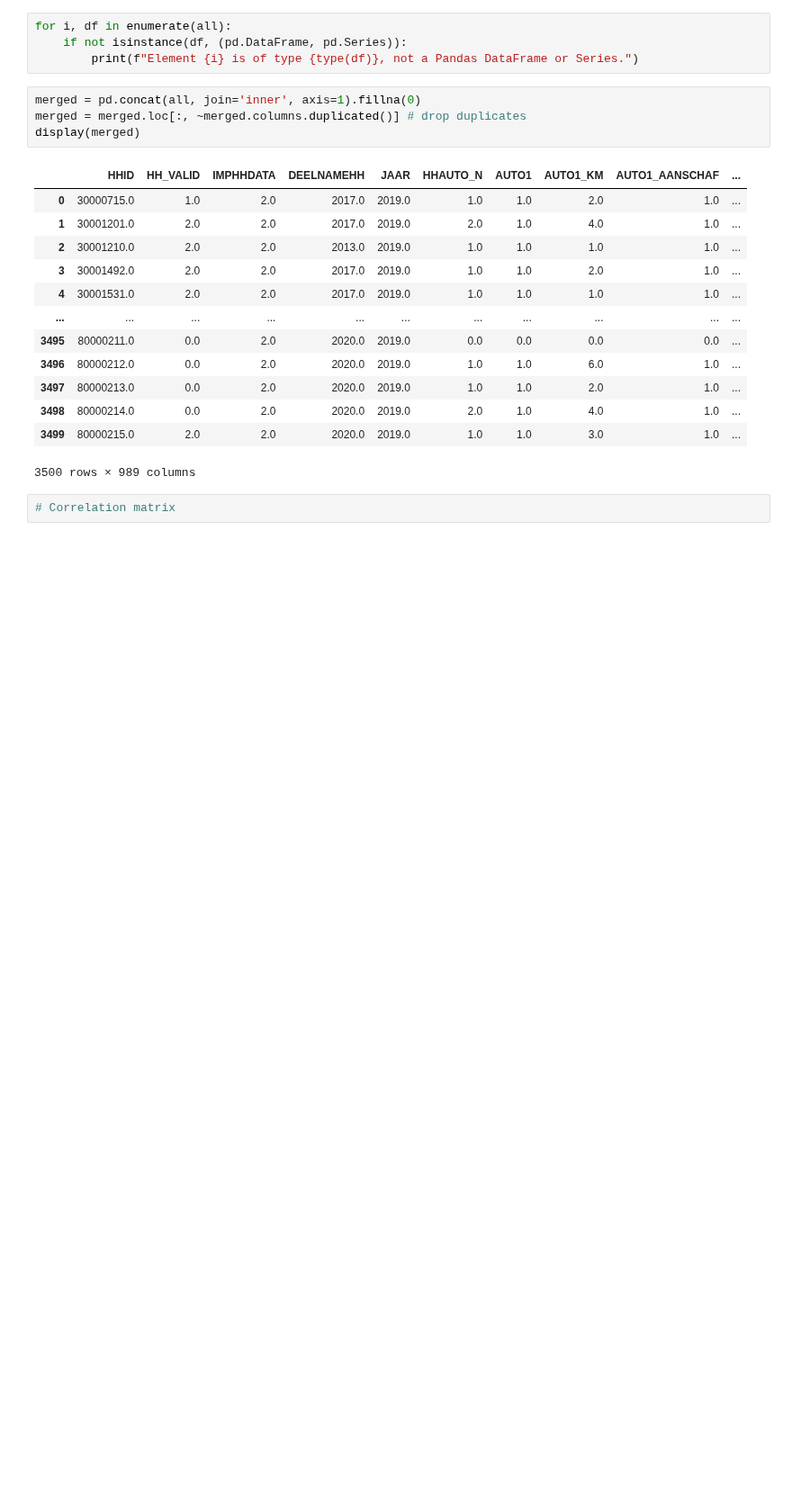
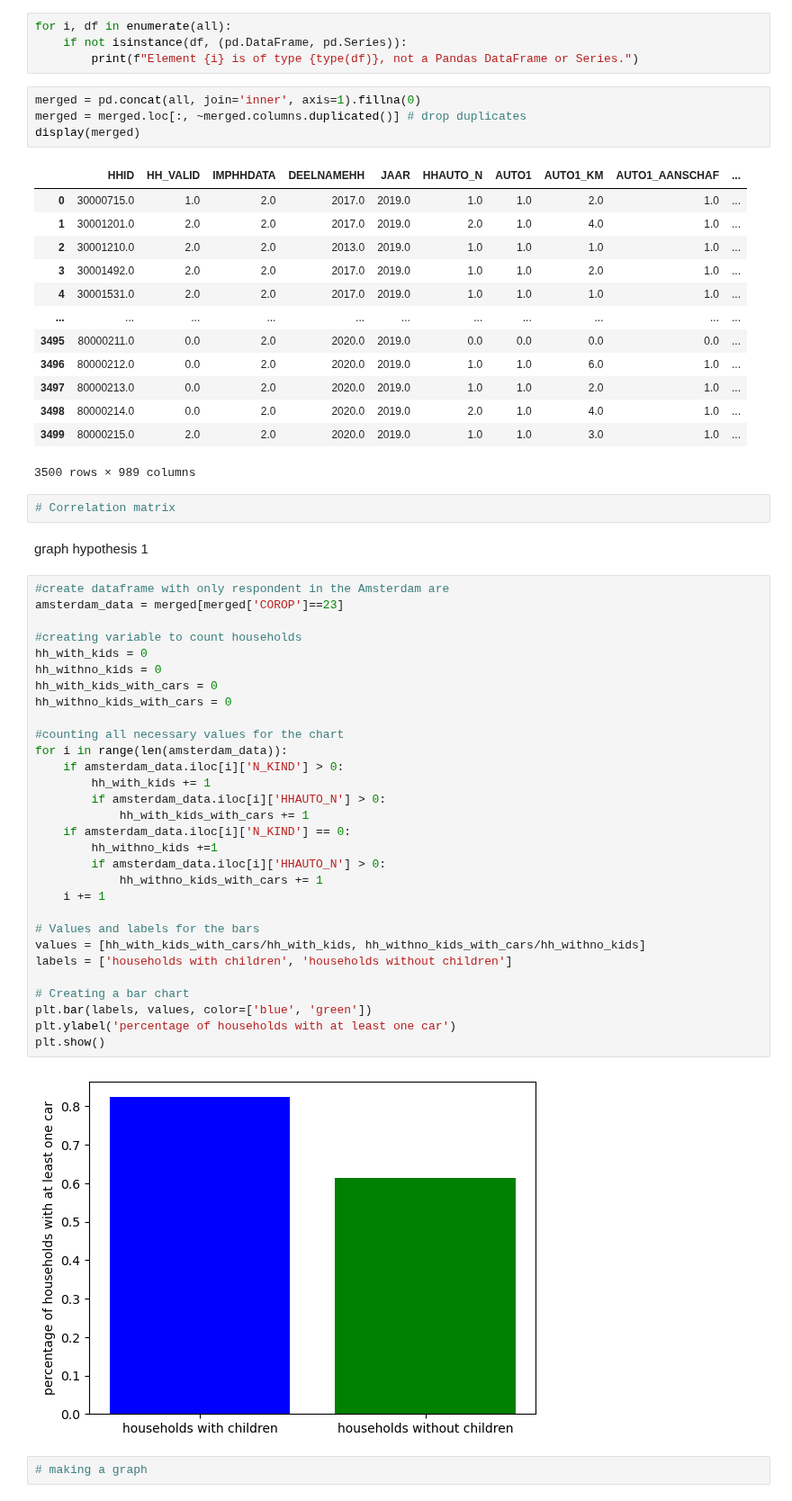
Before and after one commit to martynapiskorz/carn-t, a Jupyter notebook: MPN By wave/Y 20/mpn_20.ipynb, the cells around one changed output. Shown at 90% size. Cells and saved outputs as stored; diff of their text form; blank space fills up the shorter version.

```diff
--- a/MPN By wave/Y 20/mpn_20.ipynb
+++ b/MPN By wave/Y 20/mpn_20.ipynb
@@ -77,3 +78,39 @@ display(merged)
 3500 rows × 989 columns
 # %%
 # Correlation matrix
+# %% [markdown]
+graph hypothesis 1
+# %%
+#create dataframe with only respondent in the Amsterdam are
+amsterdam_data = merged[merged['COROP']==23]
+
+#creating variable to count households
+hh_with_kids = 0
+hh_withno_kids = 0
+hh_with_kids_with_cars = 0
+hh_withno_kids_with_cars = 0
+
+#counting all necessary values for the chart
+for i in range(len(amsterdam_data)):
+    if amsterdam_data.iloc[i]['N_KIND'] > 0:
+        hh_with_kids += 1
+        if amsterdam_data.iloc[i]['HHAUTO_N'] > 0:
+            hh_with_kids_with_cars += 1
+    if amsterdam_data.iloc[i]['N_KIND'] == 0:
+        hh_withno_kids +=1
+        if amsterdam_data.iloc[i]['HHAUTO_N'] > 0:
+            hh_withno_kids_with_cars += 1
+    i += 1
+
+# Values and labels for the bars
+values = [hh_with_kids_with_cars/hh_with_kids, hh_withno_kids_with_cars/hh_withno_kids]
+labels = ['households with children', 'households without children']
+
+# Creating a bar chart
+plt.bar(labels, values, color=['blue', 'green'])
+plt.ylabel('percentage of households with at least one car')
+plt.show()
+# %% [output]
+[figure, added]
+# %%
+# making a graph
```
Also changed, not shown: parts of 1 cell of this notebook.
